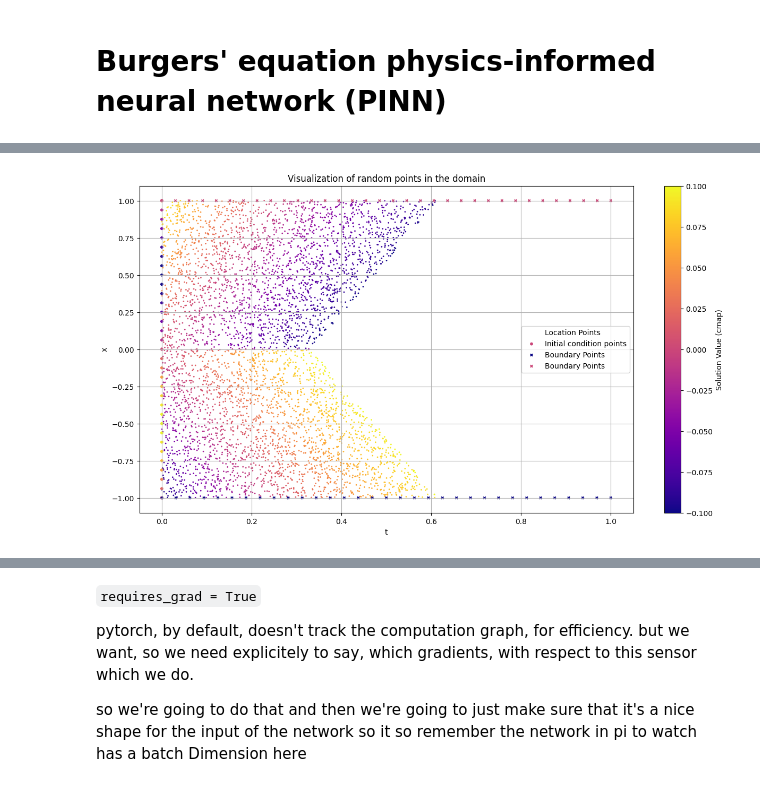
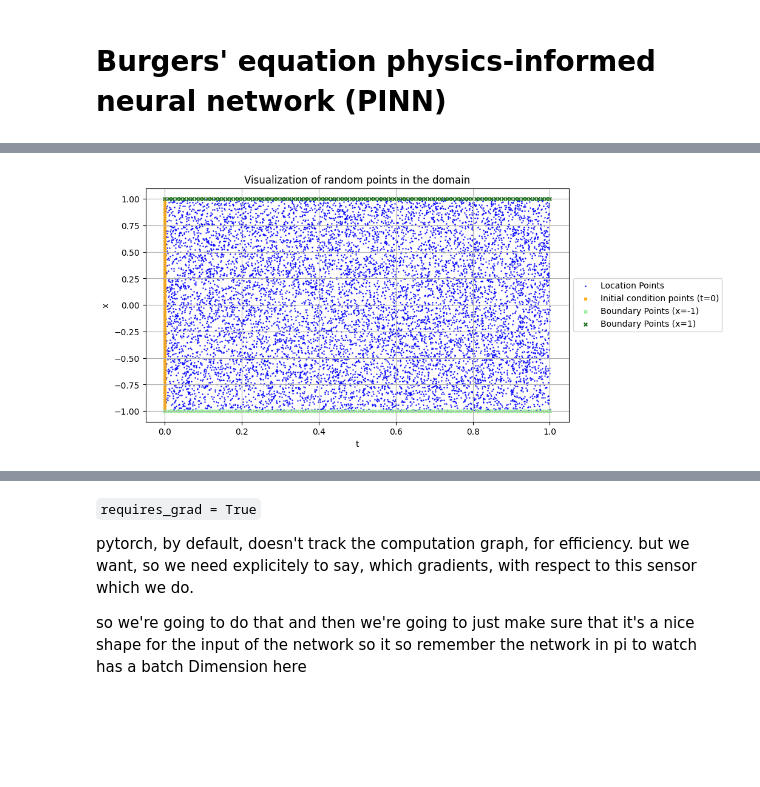
Before and after one commit to isabelcabezasm/PINNs, a Jupyter notebook: 03-PINN-burgers-equation.ipynb, the cells around one changed output, grey strips where cells are left out. Saved outputs shown, nothing was run; the diff lists cells and outputs as text; code cells hidden in the pictures; blank space fills up the shorter version.

```diff
--- a/03-PINN-burgers-equation.ipynb
+++ b/03-PINN-burgers-equation.ipynb
@@ -164,26 +132,49 @@ y_b3 = np.zeros(34) # exact solution when x=1
+# %%
+# Initial condition points(100 points) (t=0, x in [-1, 1])
+# Orange points in the graph above
+x_initial = torch.linspace(-1, 1, 100).reshape(-1, 1) # 100 points spread uniformly across the interval [-1, 1].
+t_initial = torch.zeros_like(x_initial)                       # t=0
+u_initial = -torch.sin(torch.pi * x_initial)                  # u(0,x)=-sin(pi*x)
+
+# for both boundaries (x=-1, t in [0, 1]) and (x=1, t in [0, 1])
+t_boundary = torch.linspace(0, 1, 100).reshape(-1, 1)  # 100 points spread uniformly across the interval [0, 1].
+
+# Boundary condition (x=-1, t in [0, 1])
+# light green points in the graph above
+x_bottom = -torch.ones_like(t_boundary)   # x = -1
+u_bottom = torch.zeros_like(t_boundary)   # u(-1,t) = 0
+
+# Boundary condition (x=1, t in [0, 1])
+# (same t_boundary)
+# dark green points in the graph above
+x_top = torch.ones_like(t_boundary)   # x = 1
+u_top = torch.zeros_like(t_boundary)  # u(1,t) = 0
+
+# Physics loss points (x in [-1, 1], t in [0, 1]) (location points)
+# Blue points in the graph above
+x_physics = torch.rand(10000, 1) * 2 - 1  # random points in [-1, 1]
+t_physics = torch.rand(10000, 1) * 1      # random points in [0, 1]
 # %%
-# Plot the 10100 points
-plt.figure(figsize=(15, 8))
+# Plot the points (generate the graph that you saw above)
+plt.figure(figsize=(9, 5))
 
-# Plot domain points
-
-plt.scatter(t_data.numpy(), x_data.numpy(), s=1, c=y.numpy(), cmap='plasma', label="Location Points")
+# Plot domain/location points
+plt.scatter(t_physics, x_physics, s=0.5, c="blue", label="Location Points")
 
 # # Plot boundary points
-plt.scatter(np.zeros(33), b1.numpy(), s=10, label="Initial condition points", c=y_b1.numpy(), cmap="plasma", marker='o')
-plt.scatter(b2, -np.ones(33), s=10, label="Boundary Points", c=y_b2, cmap="plasma", marker='x')
-plt.scatter(b3, np.ones(34), s=10, label="Boundary Points", c=y_b3, cmap="plasma", marker='x')
+plt.scatter(t_initial, x_initial, s=10, label="Initial condition points (t=0)", c= "orange", marker='x')
+plt.scatter(t_boundary, x_bottom, s=15, label="Boundary Points (x=-1)", c="lightgreen", marker='x')
+plt.scatter(t_boundary, x_top, s=15, label="Boundary Points (x=1)", c="darkgreen",  marker='x')
 
 # Add labels and legend
 plt.title("Visualization of random points in the domain")
 plt.xlabel("t")
 plt.ylabel("x")
-plt.legend()
-plt.colorbar(label="Solution Value (cmap)")
+plt.legend(loc='center left', bbox_to_anchor=(1, 0.5))
 plt.grid(True)
 plt.show()
 # %% [output]
-[figure, old version]
+[figure, new version]
 # %% [markdown]
 <!--  -->
 # %% [markdown]
```
Also changed, not shown: parts of 31 cells of this notebook.
